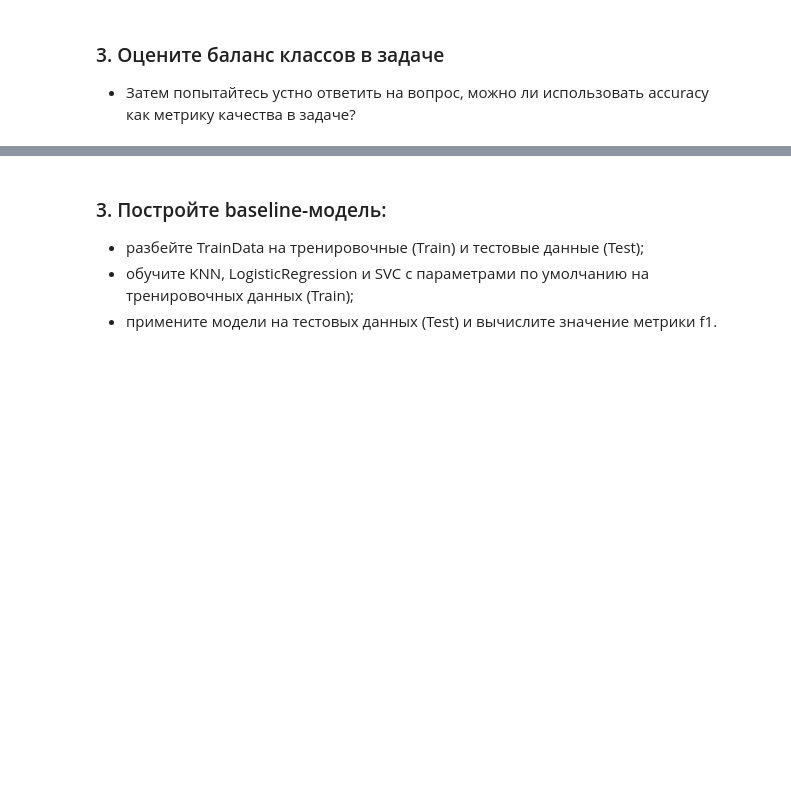
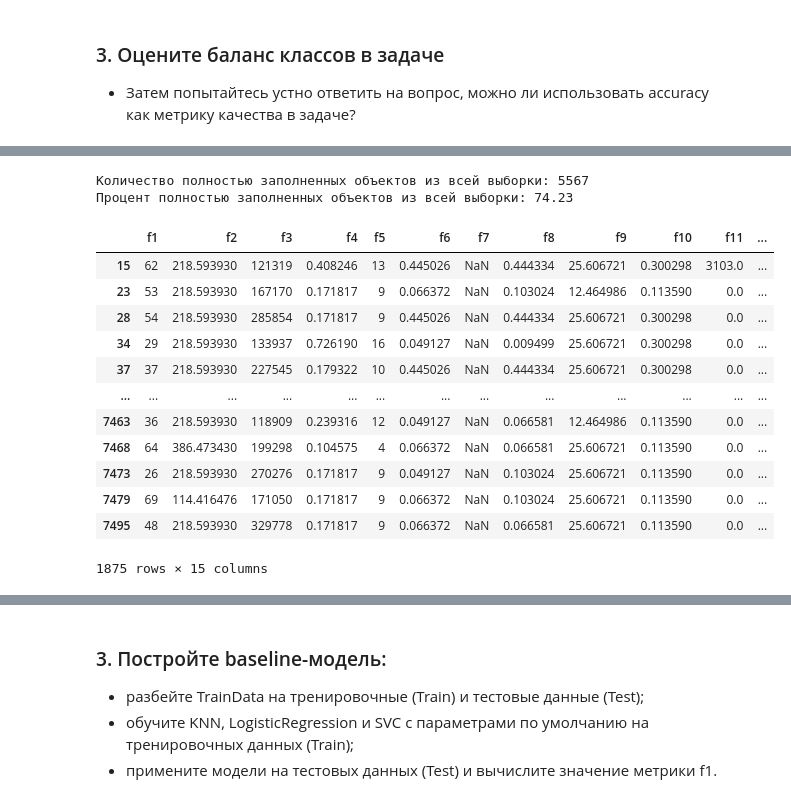
Before and after one commit to RashidUmarov/SVM_Module_9, a Jupyter notebook: Практическая работа. Линейная классификация. Метод опорных векторов.ipynb, the cells around one changed output, grey strips where cells are left out. Cells and saved outputs as stored; diff of their text form; code cells hidden in the pictures; blank space fills up the shorter version.

```diff
--- a/Практическая работа. Линейная классификация. Метод опорных векторов.ipynb
+++ b/Практическая работа. Линейная классификация. Метод опорных векторов.ipynb
@@ -53,0 +120,21 @@ Xtest = pd.read_csv("TestData.csv")
+# %%
+print_useful_rows_info(Xtrain)
+# %% [output]
+Количество полностью заполненных объектов из всей выборки: 5567
+Процент полностью заполненных объектов из всей выборки: 74.23
+# %%
+Xtrain[Xtrain.f7.isna()]
+# %% [output]
+|  | f1 | f2 | f3 | f4 | f5 | f6 | f7 | f8 | f9 | f10 | f11 | ... |
+| 15 | 62 | 218.593930 | 121319 | 0.408246 | 13 | 0.445026 | NaN | 0.444334 | 25.606721 | 0.300298 | 3103.0 | ... |
+| 23 | 53 | 218.593930 | 167170 | 0.171817 | 9 | 0.066372 | NaN | 0.103024 | 12.464986 | 0.113590 | 0.0 | ... |
+| 28 | 54 | 218.593930 | 285854 | 0.171817 | 9 | 0.445026 | NaN | 0.444334 | 25.606721 | 0.300298 | 0.0 | ... |
+| 34 | 29 | 218.593930 | 133937 | 0.726190 | 16 | 0.049127 | NaN | 0.009499 | 25.606721 | 0.300298 | 0.0 | ... |
+| 37 | 37 | 218.593930 | 227545 | 0.179322 | 10 | 0.445026 | NaN | 0.444334 | 25.606721 | 0.300298 | 0.0 | ... |
+| ... | ... | ... | ... | ... | ... | ... | ... | ... | ... | ... | ... | ... |
+| 7463 | 36 | 218.593930 | 118909 | 0.239316 | 12 | 0.049127 | NaN | 0.066581 | 12.464986 | 0.113590 | 0.0 | ... |
+| 7468 | 64 | 386.473430 | 199298 | 0.104575 | 4 | 0.066372 | NaN | 0.066581 | 25.606721 | 0.113590 | 0.0 | ... |
+| 7473 | 26 | 218.593930 | 270276 | 0.171817 | 9 | 0.049127 | NaN | 0.103024 | 25.606721 | 0.113590 | 0.0 | ... |
+| 7479 | 69 | 114.416476 | 171050 | 0.171817 | 9 | 0.066372 | NaN | 0.103024 | 25.606721 | 0.113590 | 0.0 | ... |
+| 7495 | 48 | 218.593930 | 329778 | 0.171817 | 9 | 0.066372 | NaN | 0.066581 | 25.606721 | 0.113590 | 0.0 | ... |
+1875 rows × 15 columns
```
Also changed, not shown: parts of 9 cells of this notebook, 2 other files.
